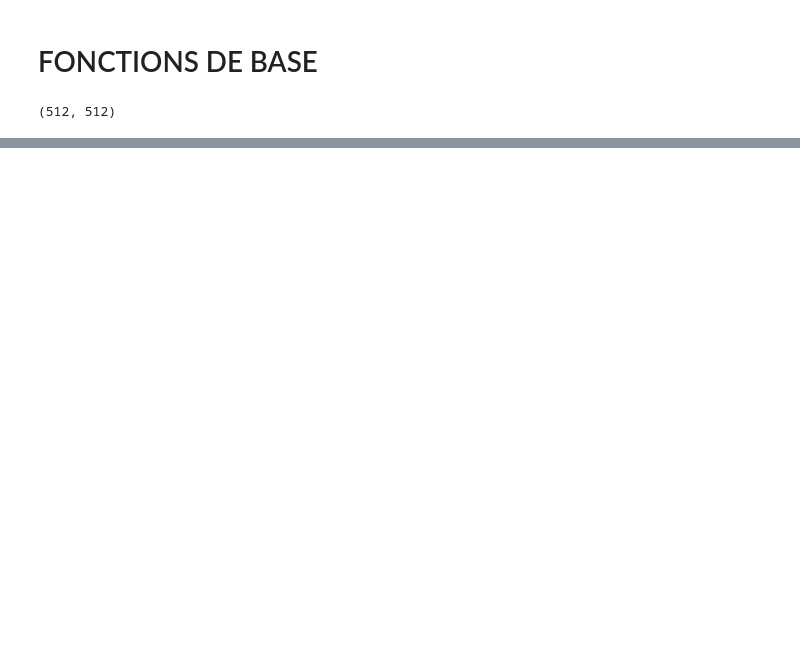
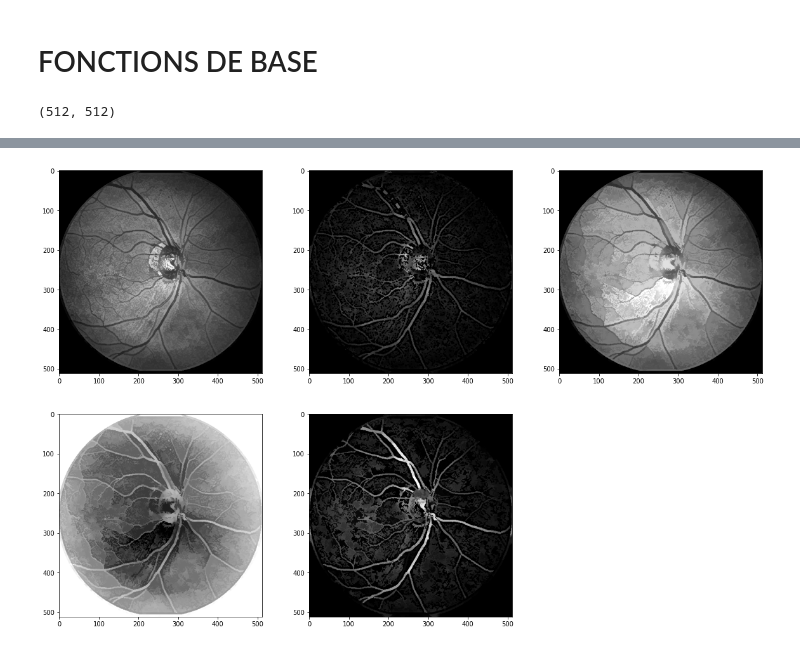
Before and after one commit to CesarPierr/mathematic-morphology, a Jupyter notebook: TP2.ipynb, the cells around one changed output, grey strips where cells are left out. Drawn from its saved outputs; the diff is of its cells as text; code cells hidden in the pictures; blank space fills up the shorter version.

```diff
--- a/TP2.ipynb
+++ b/TP2.ipynb
@@ -143,0 +201,37 @@ plt.show()
+# %%
+plt.figure(figsize=(20,20))
+se4 = diamond(4)
+plt.subplot(331)
+img = cv2.normalize(img, None, alpha=0, beta=1, norm_type=cv2.NORM_MINMAX, dtype=cv2.CV_32F)
+img2 = enhance_contrast_percentile(img,diamond(5),mask=img_mask)
+plt.imshow(img2,cmap='gray')
+
+plt.subplot(332)
+
+new_img = black_tophat(img2,se4)
+new_img = GradInt(new_img,diamond(4))
+
+new_img = reconstruction(new_img.astype(np.uint8),closing(new_img.astype(np.uint8),disk(1)))
+plt.imshow(new_img,cmap = "gray")
+
+plt.subplot(333)
+for i in range(1,6) :
+    new_img = reconstruction(opening(img2.astype(np.uint8),disk(i)),img2.astype(np.uint8))
+
+plt.imshow(new_img,cmap='gray')
+
+
+
+plt.subplot(334)
+new_img = complementaire(new_img)
+plt.imshow(new_img,cmap='gray')
+
+plt.subplot(335)
+new_img = reconstruction(opening(new_img.astype(np.uint8),diamond(1)),new_img.astype(np.uint8))
+new_img = new_img * black_tophat(img2,diamond(5))
+new_img = alterne(new_img,[disk(i) for i in range(2,4)])
+plt.imshow(new_img,cmap='gray')
+
+img_save0 = copy.deepcopy(new_img)
+# %% [output]
+[figure, added]
```
Also changed, not shown: parts of 19 cells of this notebook.
